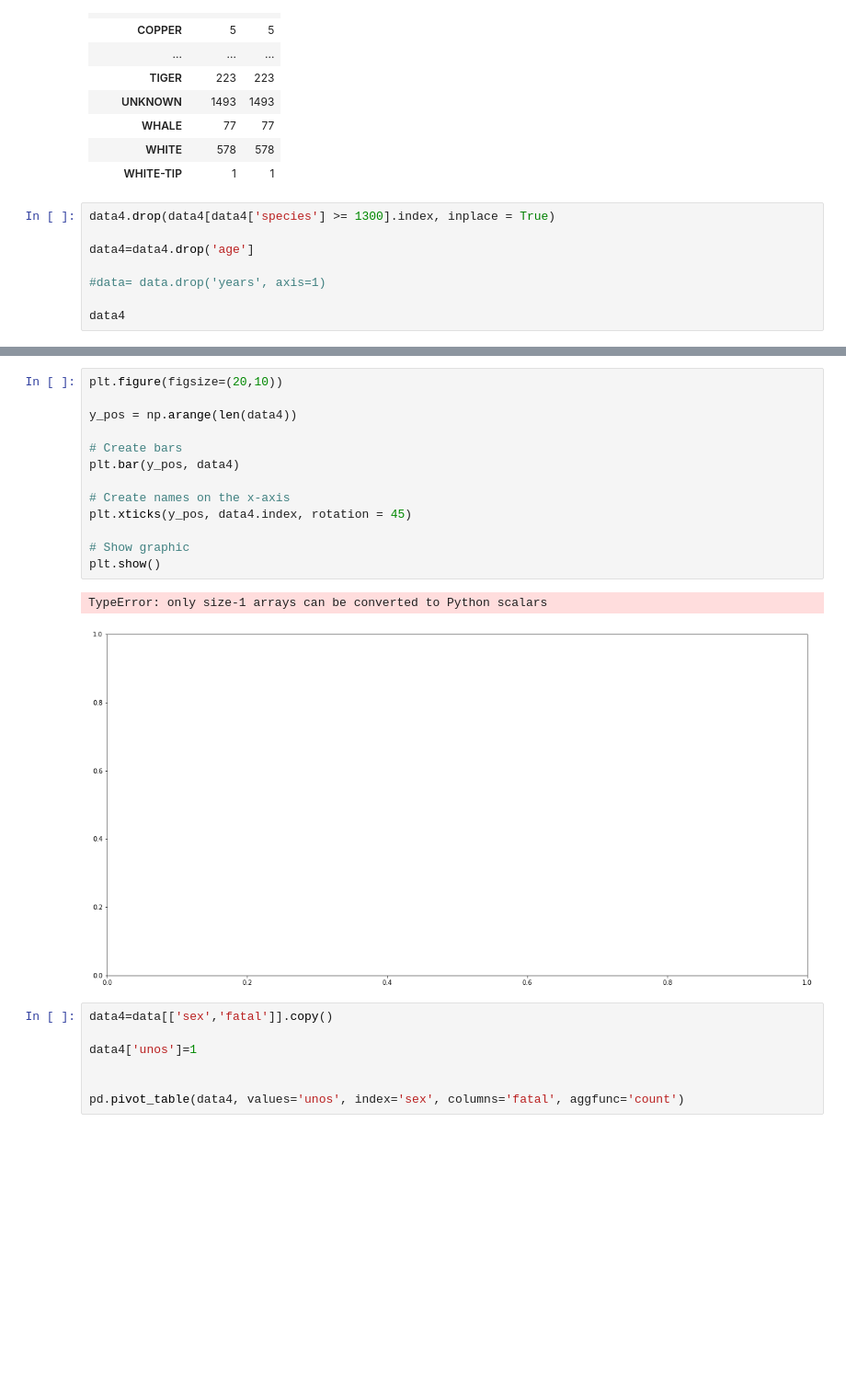
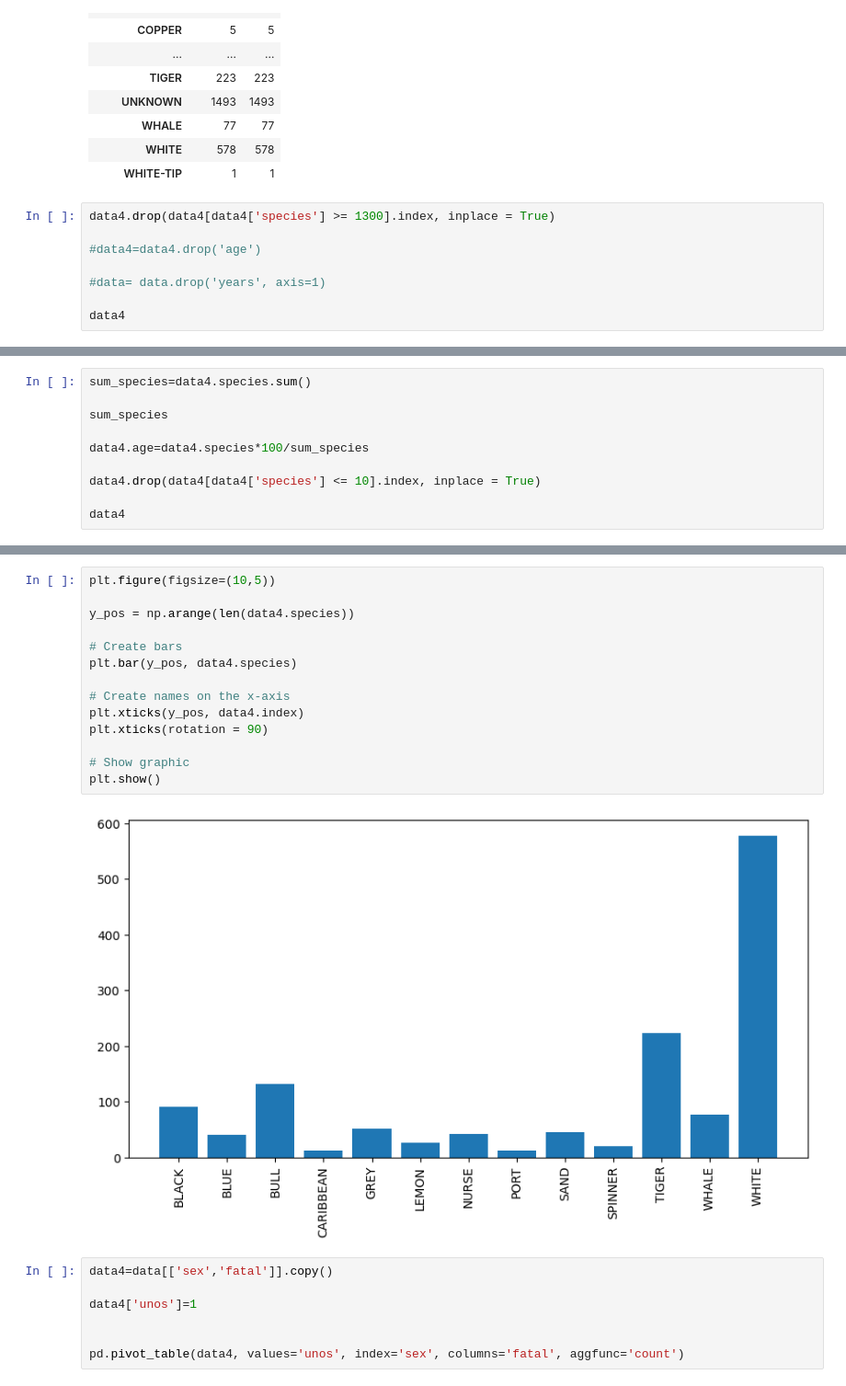
Before and after one commit to Davidmcii/DMC-w2-pandas-project, a Jupyter notebook: code/w2-analysis.ipynb, the cells around one changed output, grey strips where cells are left out. Shown: that part at 92% size. Drawn from its saved outputs; the diff is of its cells as text; blank space fills up the shorter version.

```diff
--- a/code/w2-analysis.ipynb
+++ b/code/w2-analysis.ipynb
@@ -109,7 +109,7 @@ data4
 # %%
 data4.drop(data4[data4['species'] >= 1300].index, inplace = True)
 
-data4=data4.drop('age']
+#data4=data4.drop('age')
 
 #data= data.drop('years', axis=1)
 
@@ -118,0 +136,10 @@ KeyError: "['age'] not found in axis"
+# %%
+sum_species=data4.species.sum()
+
+sum_species
+
+data4.age=data4.species*100/sum_species
+
+data4.drop(data4[data4['species'] <= 10].index, inplace = True)
+
+data4
@@ -119,19 +162,19 @@ KeyError: "['age'] not found in axis"
 # %%
-plt.figure(figsize=(20,10))
+plt.figure(figsize=(10,5))
 
-y_pos = np.arange(len(data4))
+y_pos = np.arange(len(data4.species))
 
 # Create bars
-plt.bar(y_pos, data4)
+plt.bar(y_pos, data4.species)
 
 # Create names on the x-axis
-plt.xticks(y_pos, data4.index, rotation = 45)
+plt.xticks(y_pos, data4.index)
+plt.xticks(rotation = 90)
 
 # Show graphic
 plt.show()
 # %% [output]
-TypeError: only size-1 arrays can be converted to Python scalars
-[figure, old version]
+[figure, new version]
 # %%
 data4=data[['sex','fatal']].copy()
 
```
Also changed, not shown: parts of 15 cells of this notebook, 1 other file.
